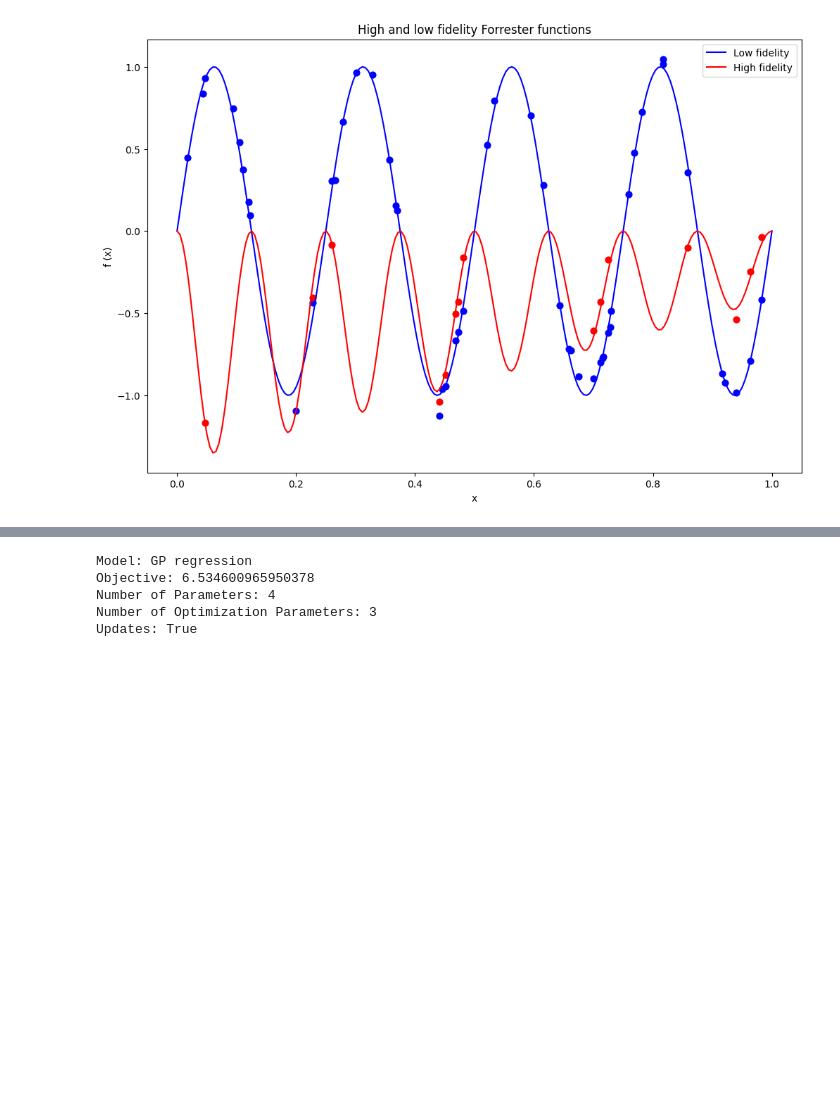
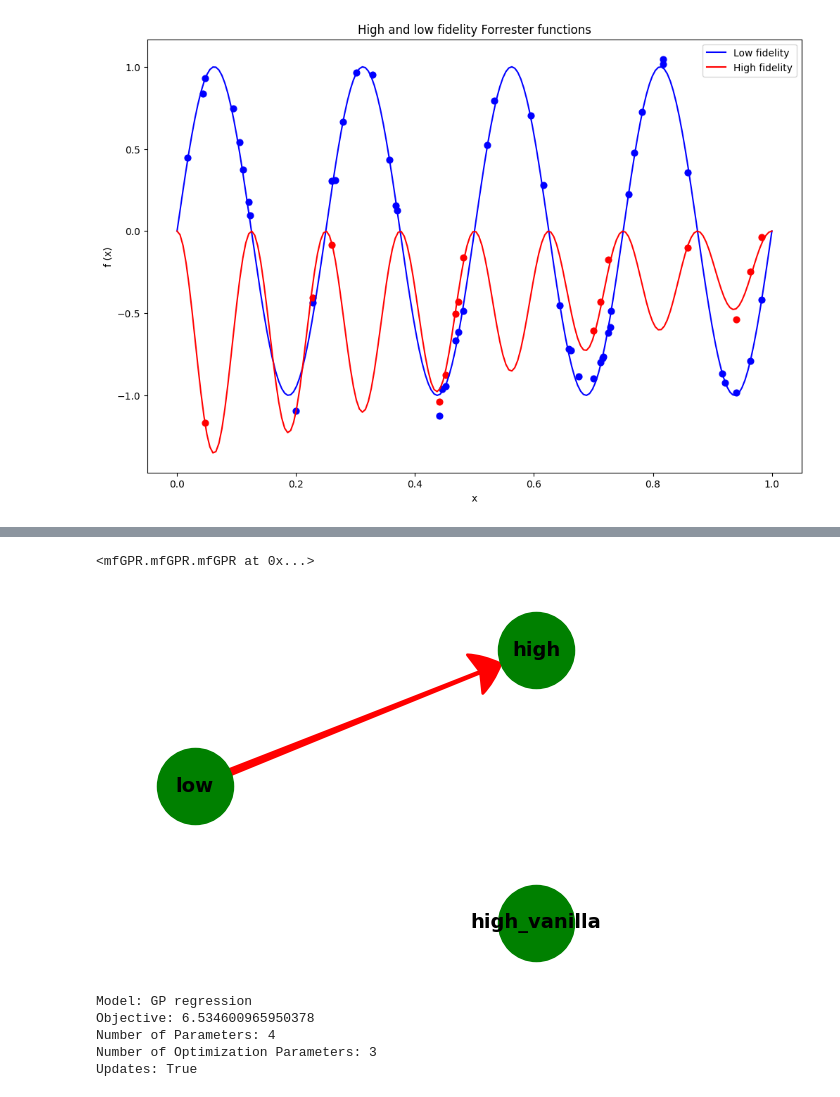
Before and after one commit to Ferg-Lab/mfGPR, a Jupyter notebook: examples/Sin.ipynb, the cells around one changed output, grey strips where cells are left out. Saved outputs shown, nothing was run; the diff lists cells and outputs as text; code cells hidden in the pictures; blank space fills up the shorter version.

```diff
--- a/examples/Sin.ipynb
+++ b/examples/Sin.ipynb
@@ -60,3 +68,8 @@ mfGPR_models = mfGPR(data=data, n_samples=1000)
+# %%
+mfGPR_models
+# %% [output]
+<mfGPR.mfGPR.mfGPR at 0x...>
+[figure, added]
 # %%
 mean_low, std_low = mfGPR_models['low'].predict(x_plot)
 mean_high, std_high = mfGPR_models['high'].predict(x_plot)
```
Also changed, not shown: parts of 1 cell of this notebook, 8 other files.
